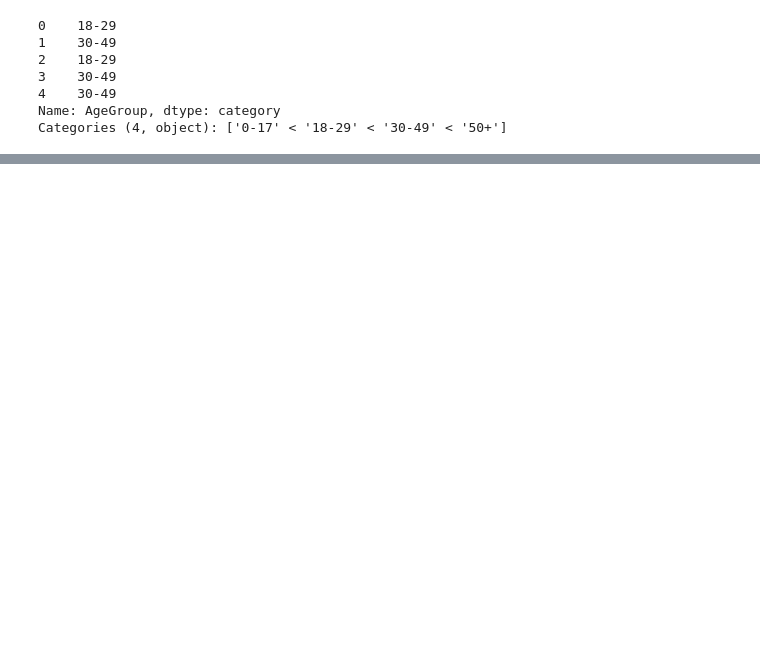
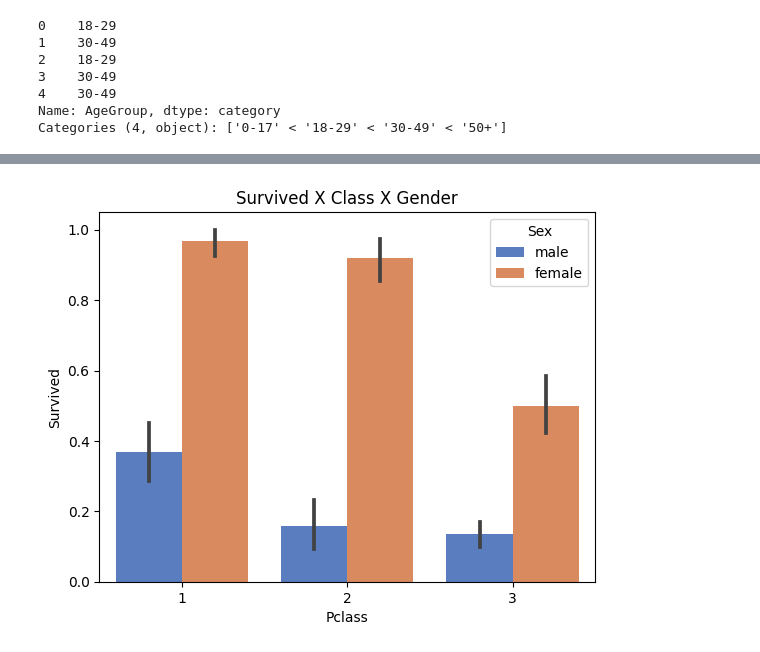
Before and after one commit to brenaSF/titanic-data-science, a Jupyter notebook: code.ipynb, the cells around one changed output, grey strips where cells are left out. Saved outputs shown, nothing was run; the diff lists cells and outputs as text; code cells hidden in the pictures; blank space fills up the shorter version.

```diff
--- a/code.ipynb
+++ b/code.ipynb
@@ -53,0 +261,9 @@ Categories (4, object): ['0-17' < '18-29' < '30-49' < '50+']
+# %%
+import seaborn as sns
+import matplotlib.pyplot as plt
+
+sns.barplot(x="Pclass", y="Survived", hue="Sex", data=train_data, palette="muted")
+plt.title("Survived X Class X Gender")
+plt.show()
+# %% [output]
+[figure, added]
```
Also changed, not shown: parts of 25 cells of this notebook.
